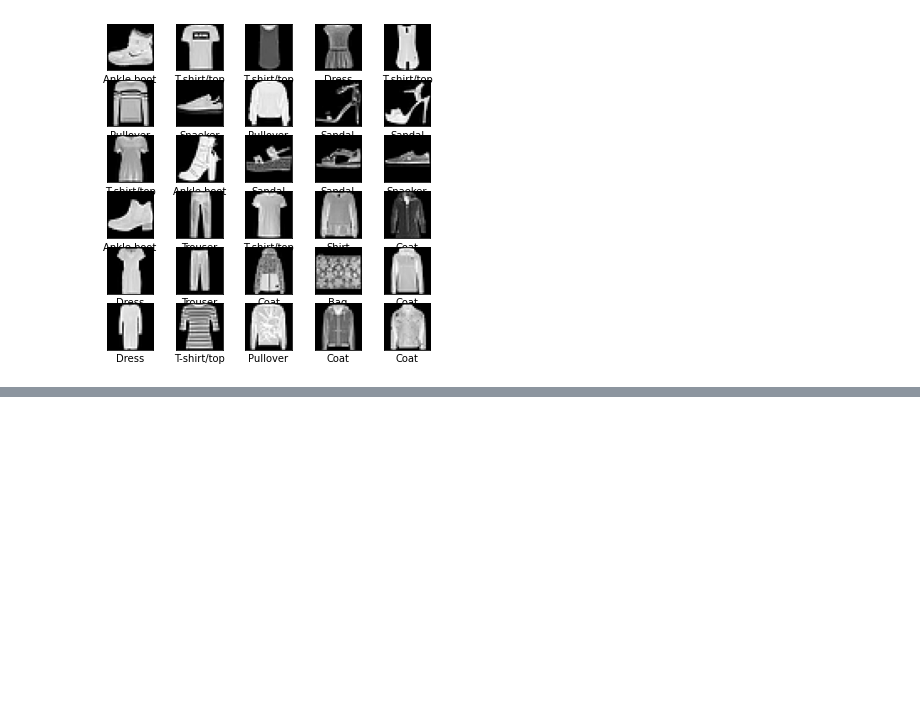
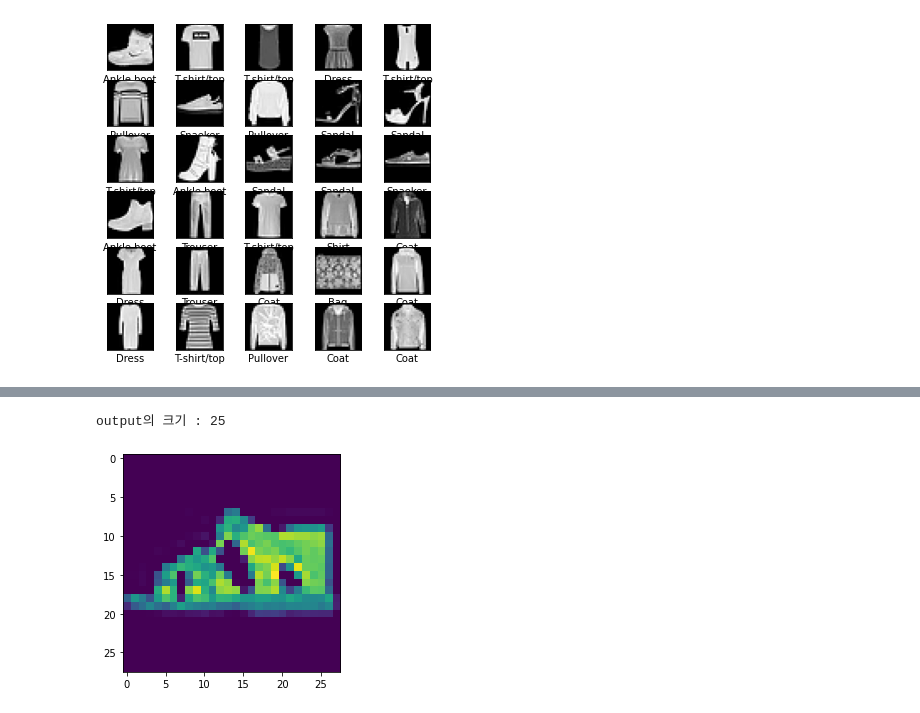
Before and after one commit to lincoln-cmd/Deep_learning, a Jupyter notebook: fashion_mnist.ipynb, the cells around one changed output, grey strips where cells are left out. Saved outputs shown, nothing was run; the diff lists cells and outputs as text; code cells hidden in the pictures; blank space fills up the shorter version.

```diff
--- a/fashion_mnist.ipynb
+++ b/fashion_mnist.ipynb
@@ -97,5 +88,5 @@ Epoch 10/10
 # %%
-import tensorflow as ts
+import tensorflow as tf
 import numpy as np
 import pandas as pd
 import matplotlib.pyplot as plt
@@ -105,7 +96,7 @@ from tensorflow.keras.datasets import fashion_mnist
 (x_train, t_train), (x_test, t_test) = fashion_mnist.load_data()
 print(x_train.shape, t_train.shape)
 print(x_test.shape, t_train.shape)
-np.random.seed(777)
+np.random.seed(777) # 섞어 주는 거
 
 
 class_names = ['T-shirt/top', 'Trouser', 'Pullover', 'Dress', 'Coat', 'Sandal', 'Shirt', 'Snaeker', 'Bag', 'Ankle boot']
@@ -117,13 +108,13 @@ x_train = np.reshape(x_train / 255, (-1, 28, 28, 1))
 x_test = np.reshape(x_test / 255, (-1, 28, 28, 1))
 
 from tensorflow.keras.utils import to_categorical
-t_train = to_categorical(x_train)
+t_train = to_categorical(t_train)
 t_test = to_categorical(t_test)
 
 from sklearn.model_selection import train_test_split
 x_train, x_val, t_train, t_val = train_test_split(x_train, t_train,
                                                  test_size = 0.3,
-                                                 random_state = 777)
+                                                 random_state = 777) # rnadom_state : 섞어 주는 거
 
 from tensorflow.keras.models import Sequential
 from tensorflow.keras.layers import Dense, Flatten, Conv2D, MaxPool2D
@@ -149,0 +164,20 @@ ValueError: A target array with shape (42000, 28, 28, 2) was passed for an outpu
+# %%
+import cv2
+
+plt.imshow(x_train[0])
+
+horizontal_filter = np.array([[1., 2., 1.],
+                            [0., 0., 0.],
+                            [-1., -2., -1.]])
+
+vertical_filter = np.array([[-1., 0., -1],
+                          [2., 0., 2.],
+                          [1., 0., -1.]])
+
+test_image = cv2.resize(x_train[0], (27, 27))
+image_size = test_image.shape[0]
+output_size = int((image_size - 3) / 1 + 1)
+print('output의 크기 : %d'%output_size)
+# %% [output]
+output의 크기 : 25
+[figure, added]
```
Also changed, not shown: parts of 6 cells of this notebook, 1 other file.
